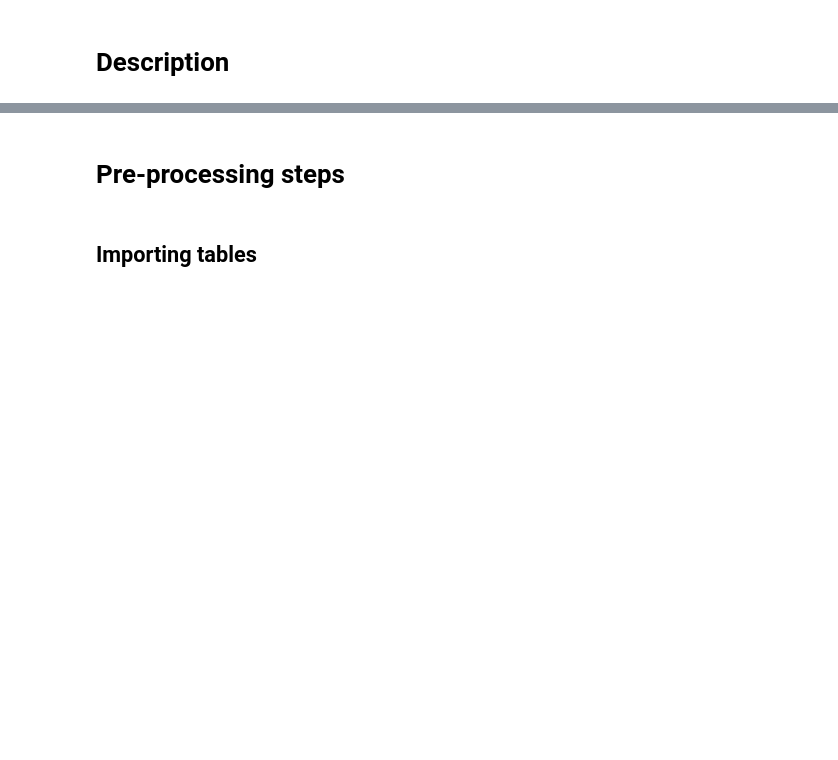
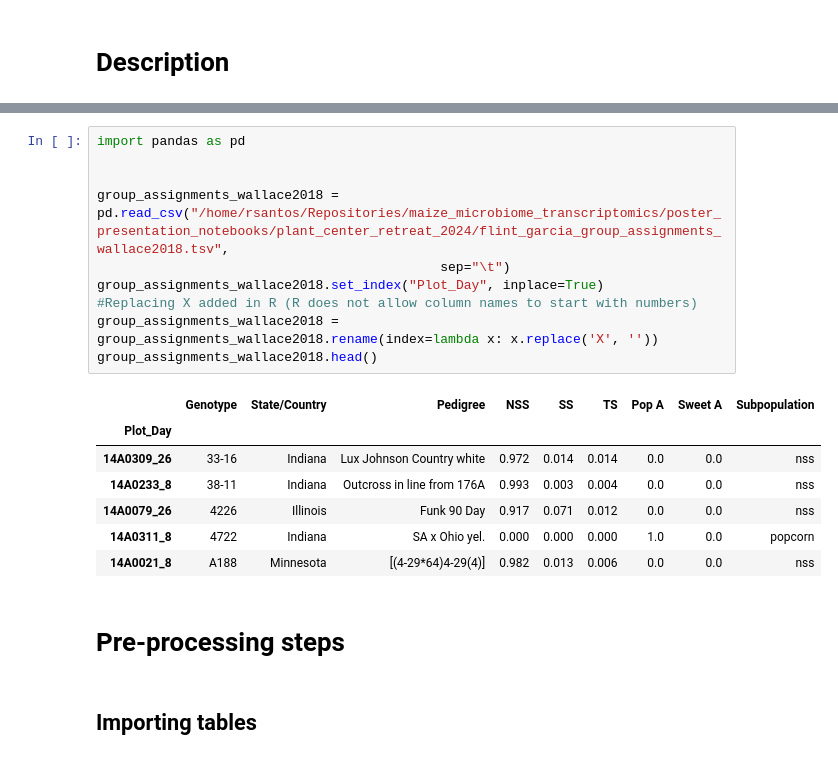
Before and after one commit to SantosRAC/maize_microbiome_transcriptomics, a Jupyter notebook: poster_presentation_notebooks/plant_center_retreat_2024/normalize_filter_conekt.ipynb, the cells around one changed output, grey strips where cells are left out. Cells and saved outputs as stored; diff of their text form; blank space fills up the shorter version.

Commit message:
Exporting maize groups (subpopulations) to be used in correlations

```diff
--- a/poster_presentation_notebooks/plant_center_retreat_2024/normalize_filter_conekt.ipynb
+++ b/poster_presentation_notebooks/plant_center_retreat_2024/normalize_filter_conekt.ipynb
@@ -3,3 +9,21 @@
+# %%
+import pandas as pd
+
+
+group_assignments_wallace2018 = pd.read_csv("/home/rsantos/Repositories/maize_microbiome_transcriptomics/poster_presentation_notebooks/plant_center_retreat_2024/flint_garcia_group_assignments_wallace2018.tsv",
+                                            sep="\t")
+group_assignments_wallace2018.set_index("Plot_Day", inplace=True)
+#Replacing X added in R (R does not allow column names to start with numbers)
+group_assignments_wallace2018 = group_assignments_wallace2018.rename(index=lambda x: x.replace('X', ''))
+group_assignments_wallace2018.head()
+# %% [output]
+|  | Genotype | State/Country | Pedigree | NSS | SS | TS | Pop A | Sweet A | Subpopulation |
+| Plot_Day |  |  |  |  |  |  |  |  |  |
+| 14A0309_26 | 33-16 | Indiana | Lux Johnson Country white | 0.972 | 0.014 | 0.014 | 0.0 | 0.0 | nss |
+| 14A0233_8 | 38-11 | Indiana | Outcross in line from 176A | 0.993 | 0.003 | 0.004 | 0.0 | 0.0 | nss |
+| 14A0079_26 | 4226 | Illinois | Funk 90 Day | 0.917 | 0.071 | 0.012 | 0.0 | 0.0 | nss |
+| 14A0311_8 | 4722 | Indiana | SA x Ohio yel. | 0.000 | 0.000 | 0.000 | 1.0 | 0.0 | popcorn |
+| 14A0021_8 | A188 | Minnesota | [(4-29*64)4-29(4)] | 0.982 | 0.013 | 0.006 | 0.0 | 0.0 | nss |
 # %% [markdown]
 # Pre-processing steps
 # %% [markdown]
```
Also changed, not shown: parts of 29 cells of this notebook.
